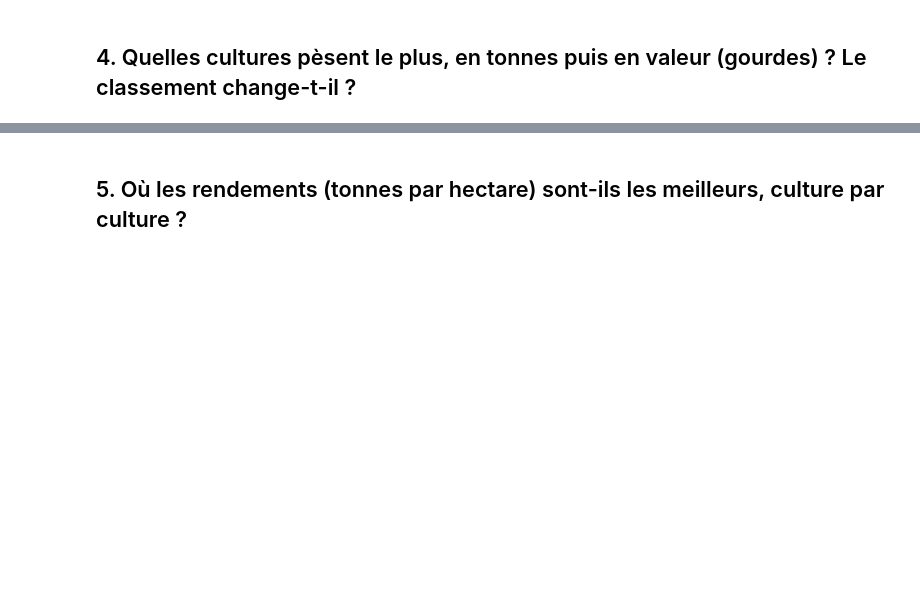
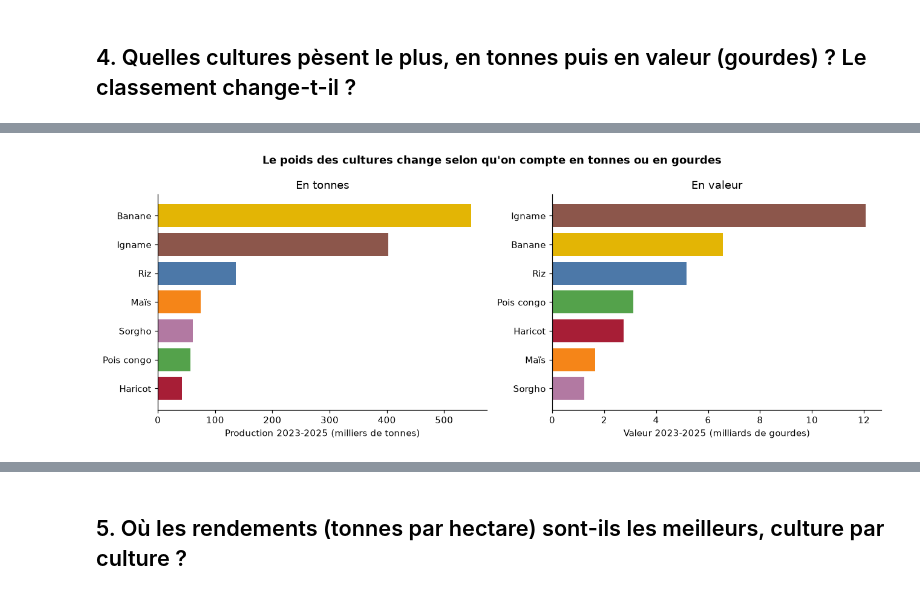
Before and after one commit to josilwilensky8-rgb/projet-data-recoltes, a Jupyter notebook: exploration.ipynb, the cells around one changed output, grey strips where cells are left out. Cells and saved outputs as stored; diff of their text form; code cells hidden in the pictures; blank space fills up the shorter version.

Commit message:
question 1, poids des cultures en tonnes et en valeur

```diff
--- a/exploration.ipynb
+++ b/exploration.ipynb
@@ -274,0 +273,16 @@ Enregistré : (376, 16)
+# %%
+# Une couleur fixe par culture, réutilisée dans tous les graphiques.
+COULEURS = {
+    "Banane": "#E3B505", "Igname": "#8C564B", "Riz": "#4C78A8", "Maïs": "#F58518",
+    "Sorgho": "#B279A2", "Haricot": "#A71E36", "Pois congo": "#54A24B",
+}
+plt.rcParams.update({"figure.dpi": 110, "axes.spines.top": False, "axes.spines.right": False})
+
+poids = complet.groupby("culture")[["production_t", "valeur_htg"]].sum()
+poids["part_tonnes_%"] = (100 * poids["production_t"] / poids["production_t"].sum()).round(1)
+poids["part_valeur_%"] = (100 * poids["valeur_htg"] / poids["valeur_htg"].sum()).round(1)
+poids["rang_tonnes"] = poids["production_t"].rank(ascending=False).astype(int)
+poids["rang_valeur"] = poids["valeur_htg"].rank(ascending=False).astype(int)
+poids["valeur_milliards_htg"] = (poids["valeur_htg"] / 1e9).round(2)
+poids = poids.sort_values("rang_valeur")
+poids[["production_t", "part_tonnes_%", "rang_tonnes", "valeur_milliards_htg", "part_valeur_%", "rang_valeur"]]
@@ -274,0 +299,18 @@ Enregistré : (376, 16)
+# %%
+fig, (gauche, droite) = plt.subplots(1, 2, figsize=(12, 4.5))
+
+en_tonnes = poids.sort_values("production_t")
+gauche.barh(en_tonnes.index, en_tonnes["production_t"] / 1000, color=[COULEURS[c] for c in en_tonnes.index])
+gauche.set_title("En tonnes")
+gauche.set_xlabel("Production 2023-2025 (milliers de tonnes)")
+
+en_valeur = poids.sort_values("valeur_htg")
+droite.barh(en_valeur.index, en_valeur["valeur_htg"] / 1e9, color=[COULEURS[c] for c in en_valeur.index])
+droite.set_title("En valeur")
+droite.set_xlabel("Valeur 2023-2025 (milliards de gourdes)")
+
+fig.suptitle("Le poids des cultures change selon qu'on compte en tonnes ou en gourdes", fontweight="bold")
+fig.tight_layout()
+plt.show()
+# %% [output]
+[figure, added]
```
Also changed, not shown: parts of 13 cells of this notebook.
